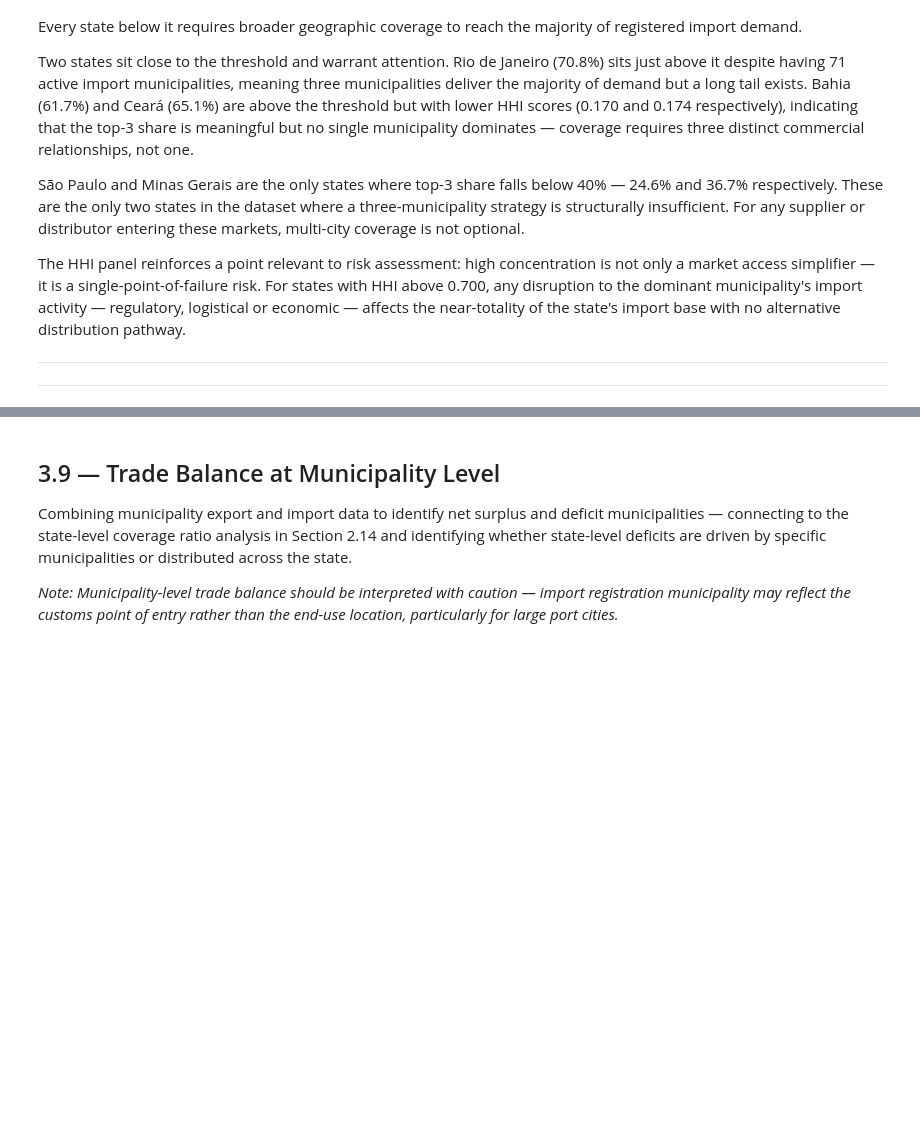
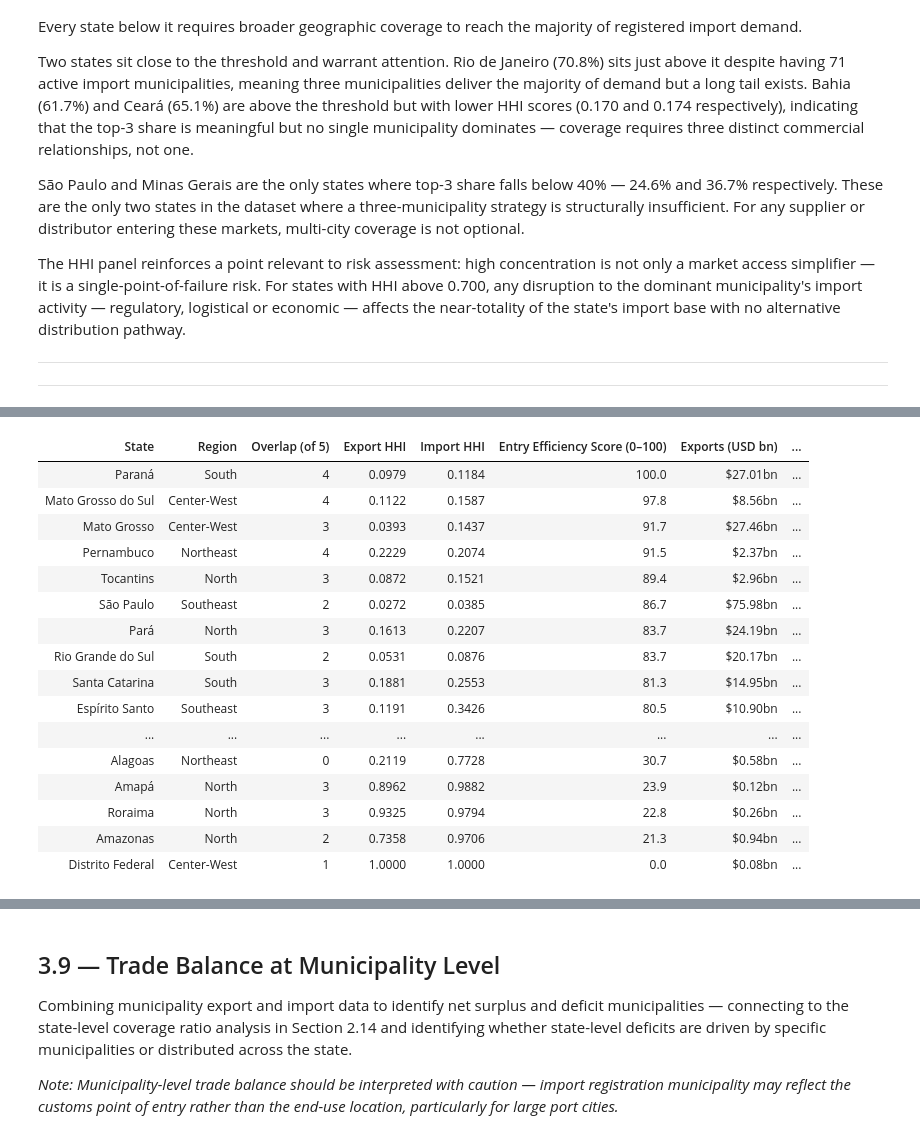
Before and after one commit to Eduardo-kohn/brazil-state-trade-analysis, a Jupyter notebook: SRC/Analysis/Step3_municipality-level_hotspots.ipynb, the cells around one changed output, grey strips where cells are left out. Drawn from its saved outputs; the diff is of its cells as text; code cells hidden in the pictures; blank space fills up the shorter version.

```diff
--- a/SRC/Analysis/Step3_municipality-level_hotspots.ipynb
+++ b/SRC/Analysis/Step3_municipality-level_hotspots.ipynb
@@ -2363,0 +2397,79 @@ The HHI panel reinforces a point relevant to risk assessment: high concentration
+# %%
+## ── Build entry complexity matrix ────────────────────────────────────────────
+## Requires: df_overlap (from 3.3), df_conc (from 3.4.1), df_imp_conc (from 3.8.1)
+
+## Merge overlap, export HHI and import HHI on state
+df_complexity = (
+    df_overlap[['state', 'region', 'overlap_count', 'exp_total_bn', 'imp_total_bn']]
+    .merge(
+        df_conc[['state', 'hhi_mun']].rename(columns={'hhi_mun': 'export_hhi'}),
+        on='state', how='left'
+    )
+    .merge(
+        df_imp_conc[['state', 'hhi_imp']].rename(columns={'hhi_imp': 'import_hhi'}),
+        on='state', how='left'
+    )
+)
+
+## Composite entry complexity score:
+## Low score = simpler (high overlap, low export HHI, low import HHI)
+## Normalise each dimension to 0–1 then combine
+from sklearn.preprocessing import MinMaxScaler
+
+scaler = MinMaxScaler()
+df_complexity[['overlap_norm', 'exp_hhi_norm', 'imp_hhi_norm']] = scaler.fit_transform(
+    df_complexity[['overlap_count', 'export_hhi', 'import_hhi']]
+)
+
+## Entry efficiency = high overlap + low HHI on both sides
+## Score: higher = simpler to enter comprehensively
+df_complexity['entry_score'] = (
+    df_complexity['overlap_norm']
+    - df_complexity['exp_hhi_norm']
+    - df_complexity['imp_hhi_norm']
+)
+
+## Normalise to 0–100 for readability
+min_s = df_complexity['entry_score'].min()
+max_s = df_complexity['entry_score'].max()
+df_complexity['entry_score_100'] = (
+    (df_complexity['entry_score'] - min_s) / (max_s - min_s) * 100
+).round(1)
+
+df_complexity = df_complexity.sort_values('entry_score_100', ascending=False).reset_index(drop=True)
+
+## ── Styled table ─────────────────────────────────────────────────────────────
+display(
+    df_complexity[[
+        'state', 'region', 'overlap_count',
+        'export_hhi', 'import_hhi', 'entry_score_100',
+        'exp_total_bn', 'imp_total_bn'
+    ]]
+    .rename(columns={
+        'state'          : 'State',
+        'region'         : 'Region',
+        'overlap_count'  : 'Overlap (of 5)',
+        'export_hhi'     : 'Export HHI',
+        'import_hhi'     : 'Import HHI',
+        'entry_score_100': 'Entry Efficiency Score (0–100)',
+        'exp_total_bn'   : 'Exports (USD bn)',
+        'imp_total_bn'   : 'Imports (USD bn)',
+    })
+    .style
+    .format({
+        'Export HHI'                    : '{:.4f}',
+        'Import HHI'                    : '{:.4f}',
+        'Entry Efficiency Score (0–100)': '{:.1f}',
+        'Exports (USD bn)'              : '${:.2f}bn',
+        'Imports (USD bn)'              : '${:.2f}bn',
+    })
+    .set_caption('State Entry Complexity Matrix (2025)')
+    .set_properties(**{'text-align': 'left'})
+    .set_table_styles([
+        {'selector': 'th', 'props': [('background-color', '#2c3e50'),
+                                      ('color', 'white'), ('font-weight', 'bold')]},
+        {'selector': 'tr:nth-child(even)', 'props': [('background-color', '#f2f2f2')]},
+    ])
+    .hide_index()
+)
+# %% [output]
@@ -2363,0 +2477,17 @@ The HHI panel reinforces a point relevant to risk assessment: high concentration
+| State | Region | Overlap (of 5) | Export HHI | Import HHI | Entry Efficiency Score (0–100) | Exports (USD bn) | ... |
+| Paraná | South | 4 | 0.0979 | 0.1184 | 100.0 | $27.01bn | ... |
+| Mato Grosso do Sul | Center-West | 4 | 0.1122 | 0.1587 | 97.8 | $8.56bn | ... |
+| Mato Grosso | Center-West | 3 | 0.0393 | 0.1437 | 91.7 | $27.46bn | ... |
+| Pernambuco | Northeast | 4 | 0.2229 | 0.2074 | 91.5 | $2.37bn | ... |
+| Tocantins | North | 3 | 0.0872 | 0.1521 | 89.4 | $2.96bn | ... |
+| São Paulo | Southeast | 2 | 0.0272 | 0.0385 | 86.7 | $75.98bn | ... |
+| Pará | North | 3 | 0.1613 | 0.2207 | 83.7 | $24.19bn | ... |
+| Rio Grande do Sul | South | 2 | 0.0531 | 0.0876 | 83.7 | $20.17bn | ... |
+| Santa Catarina | South | 3 | 0.1881 | 0.2553 | 81.3 | $14.95bn | ... |
+| Espírito Santo | Southeast | 3 | 0.1191 | 0.3426 | 80.5 | $10.90bn | ... |
+| ... | ... | ... | ... | ... | ... | ... | ... |
+| Alagoas | Northeast | 0 | 0.2119 | 0.7728 | 30.7 | $0.58bn | ... |
+| Amapá | North | 3 | 0.8962 | 0.9882 | 23.9 | $0.12bn | ... |
+| Roraima | North | 3 | 0.9325 | 0.9794 | 22.8 | $0.26bn | ... |
+| Amazonas | North | 2 | 0.7358 | 0.9706 | 21.3 | $0.94bn | ... |
+| Distrito Federal | Center-West | 1 | 1.0000 | 1.0000 | 0.0 | $0.08bn | ... |
```
Also changed, not shown: parts of 13 cells of this notebook.
